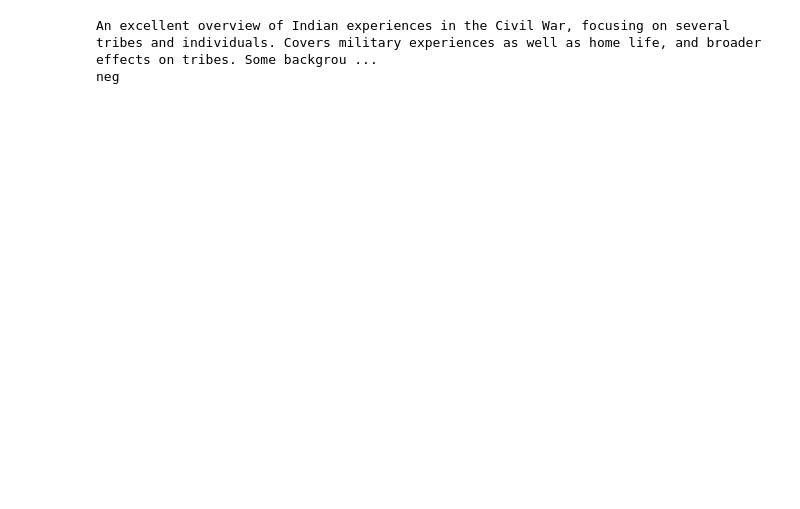
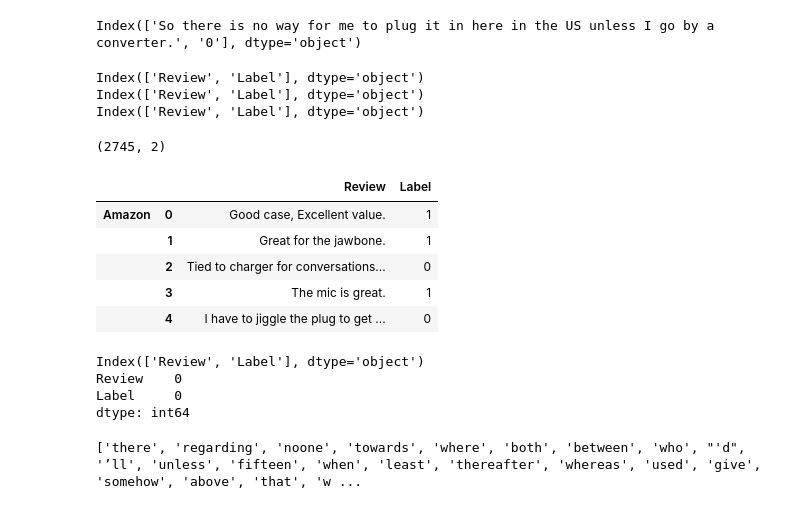
Before and after one commit to RitaPeixoto/FEUP-PRI, a Jupyter notebook: reviews/sentimentanalysis.ipynb, the cells around one changed output. Cells and saved outputs as stored; diff of their text form; code cells hidden in the pictures; blank space fills up the shorter version.

Commit message:
Added sentiment analysis

```diff
--- a/reviews/sentimentanalysis.ipynb
+++ b/reviews/sentimentanalysis.ipynb
@@ -284,7 +0,0 @@ print(F"{accuracy:.2%} - {'MLP'}")
-# %%
-review = reviews[20]
-print(review)
-print(classifier.classify(extract_features(review)))
-# %% [output]
-An excellent overview of Indian experiences in the Civil War, focusing on several tribes and individuals. Covers military experiences as well as home life, and broader effects on tribes. Some backgrou ...
-neg
@@ -290,0 +8,66 @@ neg
+# %%
+data_yelp = pd.read_table('yelp_labelled.txt')
+data_amazon = pd.read_table('amazon_cells_labelled.txt')
+data_imdb = pd.read_table('imdb_labelled.txt')
+
+# Joining the tables
+combined_col= [data_amazon,data_imdb,data_yelp]
+
+# To observe how the data in each individual dataset is structured
+print(data_amazon.columns)
+# %% [output]
+Index(['So there is no way for me to plug it in here in the US unless I go by a converter.', '0'], dtype='object')
+# %%
+# In order to add headers for columns in each dataset
+
+for colname in combined_col:
+    colname.columns = ["Review","Label"]
+for colname in combined_col:
+    print(colname.columns)
+# %% [output]
+Index(['Review', 'Label'], dtype='object')
+Index(['Review', 'Label'], dtype='object')
+Index(['Review', 'Label'], dtype='object')
+# %%
+# In order to recognize which dataset belonged to which company, a 'Company' column is added as a key
+
+company = [ "Amazon", "imdb", "yelp"]
+
+comb_data = pd.concat(combined_col,keys = company)
+# %%
+# Exploring the  structure of  the new  data  frame
+
+print(comb_data.shape)
+
+comb_data.head()
+# %% [output]
+(2745, 2)
+|  |  | Review | Label |
+| Amazon | 0 | Good case, Excellent value. | 1 |
+|  | 1 | Great for the jawbone. | 1 |
+|  | 2 | Tied to charger for conversations... | 0 |
+|  | 3 | The mic is great. | 1 |
+|  | 4 | I have to jiggle the plug to get ... | 0 |
+# %%
+comb_data.to_csv("Sentiment_Analysis_Dataset")
+
+print(comb_data.columns)
+
+print(comb_data.isnull().sum())
+# %% [output]
+Index(['Review', 'Label'], dtype='object')
+Review    0
+Label     0
+dtype: int64
+# %%
+import spacy
+import en_core_web_sm
+from  spacy.lang.en.stop_words import STOP_WORDS
+nlp = en_core_web_sm.load()
+#nlp = spacy.load('en_core_web_sm')
+
+# To build a list of stop words for filtering
+stopwords = list(STOP_WORDS)
+print(stopwords)
+# %% [output]
+['there', 'regarding', 'noone', 'towards', 'where', 'both', 'between', 'who', "'d", '’ll', 'unless', 'fifteen', 'when', 'least', 'thereafter', 'whereas', 'used', 'give', 'somehow', 'above', 'that', 'w ...
```
Also changed, not shown: parts of 49 cells of this notebook, 5 other files.
